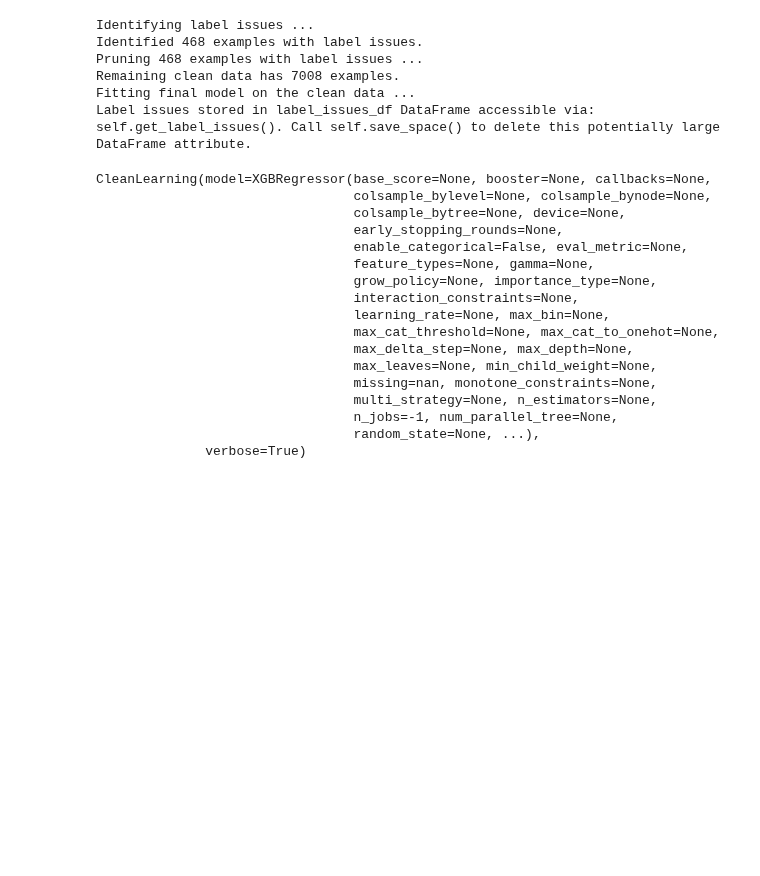
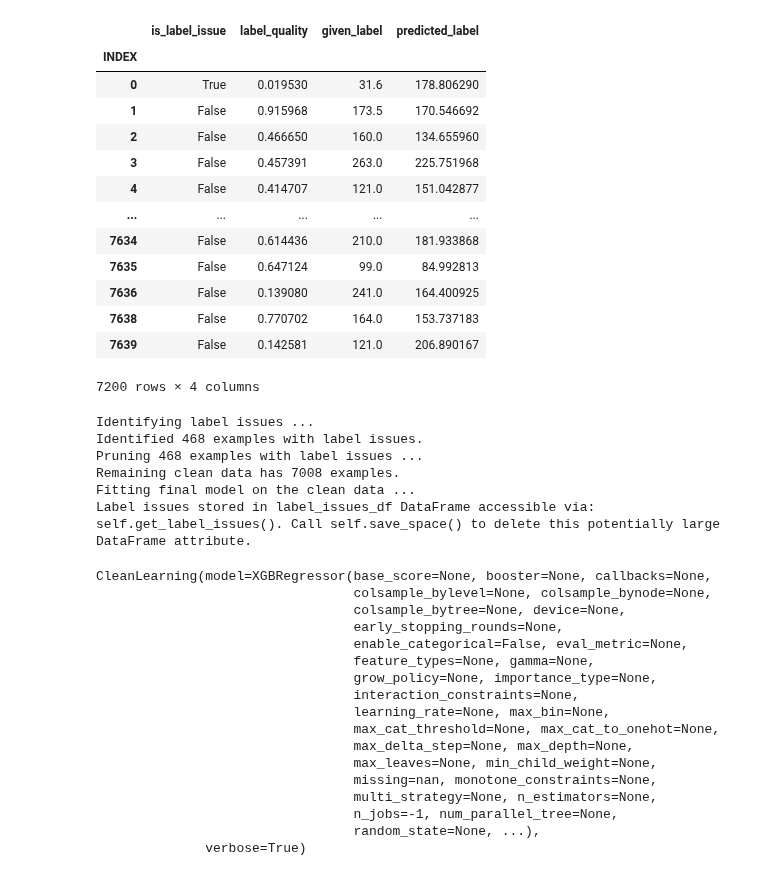
Before and after one commit to aravindhnivas/cxml_py, a Jupyter notebook: notebooks/testing.ipynb, the cells around one changed output. Saved outputs shown, nothing was run; the diff lists cells and outputs as text; code cells hidden in the pictures; blank space fills up the shorter version.

```diff
--- a/notebooks/testing.ipynb
+++ b/notebooks/testing.ipynb
@@ -119,3 +134,21 @@ read_df
+# %%
+label_issues_df = pd.read_parquet('/Users/aravindhnivas/Documents/ML-properties/[PHYSICAL CONSTANTS OF ORGANIC COMPOUNDS]/tmp_C_processed_data/analysis_data/filtered/tmpC_topelements_processed_data/embedded_vectors/processed_VICGAE_embeddings/label_issues_xgboost.parquet')
+label_issues_df
+# %% [output]
+|  | is_label_issue | label_quality | given_label | predicted_label |
+| INDEX |  |  |  |  |
+| 0 | True | 0.019530 | 31.6 | 178.806290 |
+| 1 | False | 0.915968 | 173.5 | 170.546692 |
+| 2 | False | 0.466650 | 160.0 | 134.655960 |
+| 3 | False | 0.457391 | 263.0 | 225.751968 |
+| 4 | False | 0.414707 | 121.0 | 151.042877 |
+| ... | ... | ... | ... | ... |
+| 7634 | False | 0.614436 | 210.0 | 181.933868 |
+| 7635 | False | 0.647124 | 99.0 | 84.992813 |
+| 7636 | False | 0.139080 | 241.0 | 164.400925 |
+| 7638 | False | 0.770702 | 164.0 | 153.737183 |
+| 7639 | False | 0.142581 | 121.0 | 206.890167 |
+7200 rows × 4 columns
 # %%
 from xgboost import XGBRegressor
 clean_model = XGBRegressor(verbosity=0, n_jobs=-1)
```
Also changed, not shown: parts of 7 cells of this notebook.
